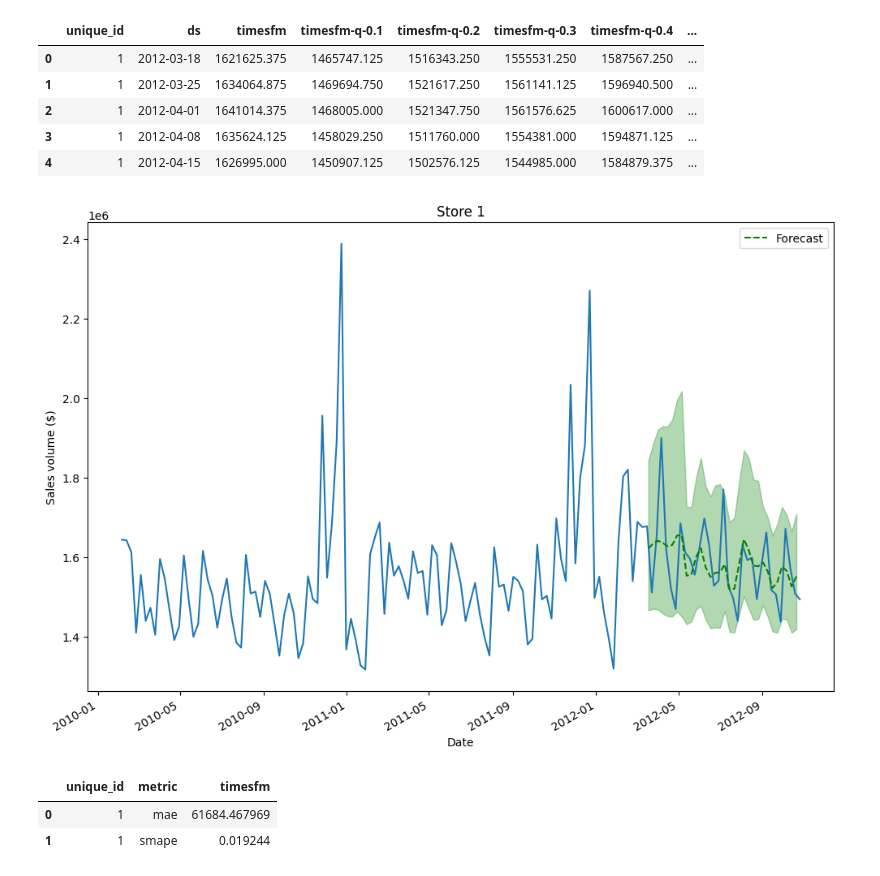
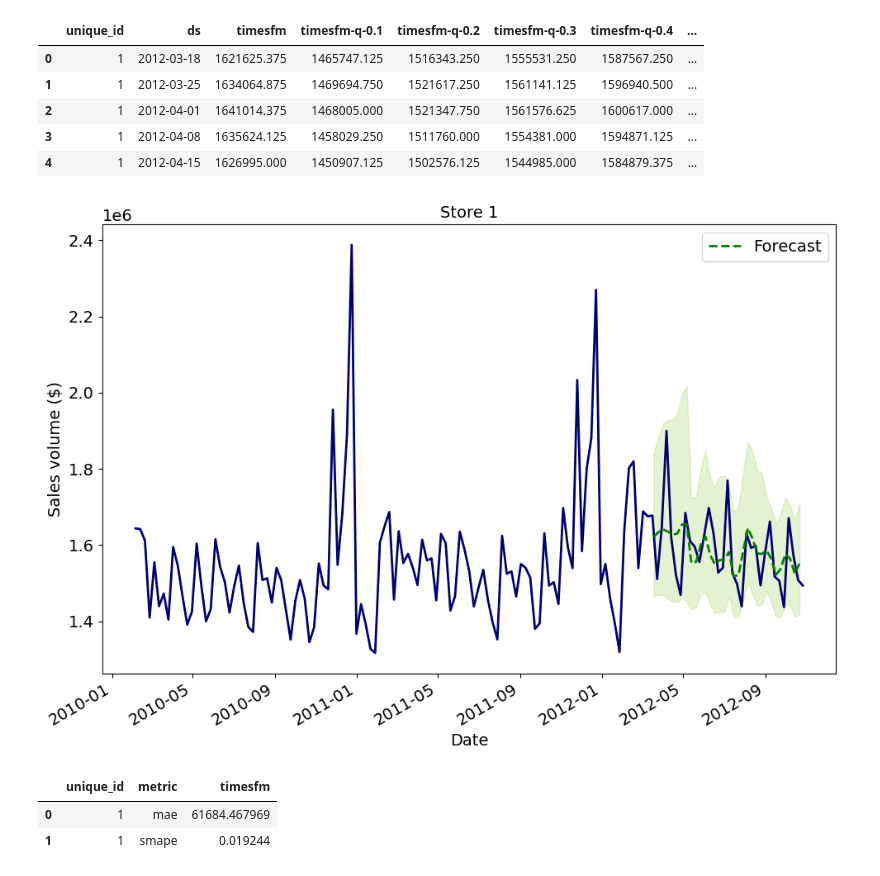
Before and after one commit to marcopeix/TimeSeriesForecastingUsingFoundationModels, a Jupyter notebook: CH07/CH07.ipynb, the cells around one changed output. Saved outputs shown, nothing was run; the diff lists cells and outputs as text; code cells hidden in the pictures.

```diff
--- a/CH07/CH07.ipynb
+++ b/CH07/CH07.ipynb
@@ -38,3 +32,18 @@ Loaded PyTorch TimesFM, likely because python version is 3.11.11 (main, Dec  4 2
+# %%
+plt.rcParams['font.size'] = 14
+plt.rcParams['axes.labelsize'] = 14
+plt.rcParams['axes.titlesize'] = 14
+plt.rcParams['xtick.labelsize'] = 14
+plt.rcParams['ytick.labelsize'] = 14
+plt.rcParams['legend.fontsize'] = 14
+plt.rcParams['lines.linewidth'] = 2
+plt.rcParams['axes.prop_cycle'] = plt.cycler(color=[
+    "#000072", # blue
+    "#80c21d", # green
+    "#924eae", # purple
+    "#ff0000", # red
+    "#ff9100", # orange
+])
 # %%
 df = pd.read_csv("https://raw.githubusercontent.com/marcopeix/FoundationModelsForTimeSeriesForecasting/main/data/walmart_sales_small.csv")
 df.head()
@@ -99,7 +108,7 @@ for i, ax in enumerate(axes.flatten()):
 
     ax.plot(data['ds'], data['Weekly_Sales'])
     ax.plot(preds['ds'], preds['timesfm'], label='TimesFM')
-    ax.fill_between(preds['ds'], preds['timesfm-q-0.1'], preds['timesfm-q-0.9'], color="green", alpha=0.3)
+    ax.fill_between(preds['ds'], preds['timesfm-q-0.1'], preds['timesfm-q-0.9'], color="#80c21d", alpha=0.2)
 
     ax.set_title(f"Store {store_id}")
     ax.set_xlabel('Date')
@@ -164,19 +173,19 @@ Finished forecasting.
 # %%
 fig, ax = plt.subplots(figsize=(10,7))
 
 ax.plot(cv_df['ds'], cv_df['Weekly_Sales'])
 ax.plot(cv_preds['ds'], cv_preds['timesfm'], ls='--', color='green', label='Forecast')
-ax.fill_between(cv_preds['ds'], cv_preds['timesfm-q-0.1'], cv_preds['timesfm-q-0.9'], color="green", alpha=0.3)
+ax.fill_between(cv_preds['ds'], cv_preds['timesfm-q-0.1'], cv_preds['timesfm-q-0.9'], color="#80c21d", alpha=0.2)
 
 ax.set_title(f"Store 1")
 ax.set_xlabel('Date')
 ax.set_ylabel('Sales volume ($)')
 ax.legend(loc=1)
 
 fig.autofmt_xdate()
 plt.tight_layout()
 # %% [output]
-[figure, old version]
+[figure, new version]
 # %%
 eval_df = cv_preds[['unique_id', 'ds', 'timesfm']]
 eval_df['Weekly_Sales'] = cv_df['Weekly_Sales'][-32:].values
```
Also changed, not shown: parts of 5 cells of this notebook, 8 other files.
